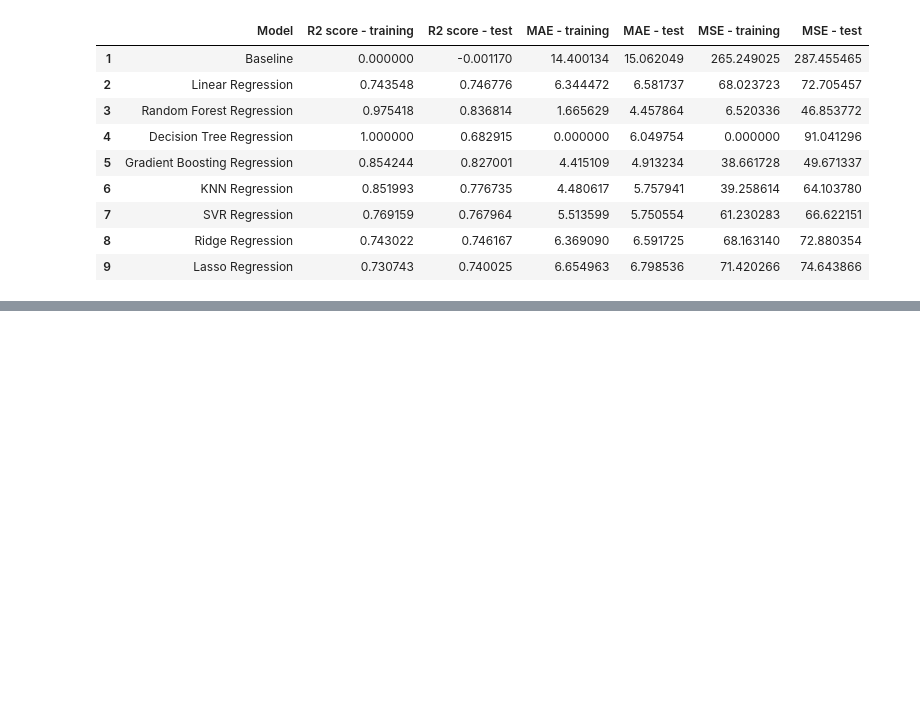
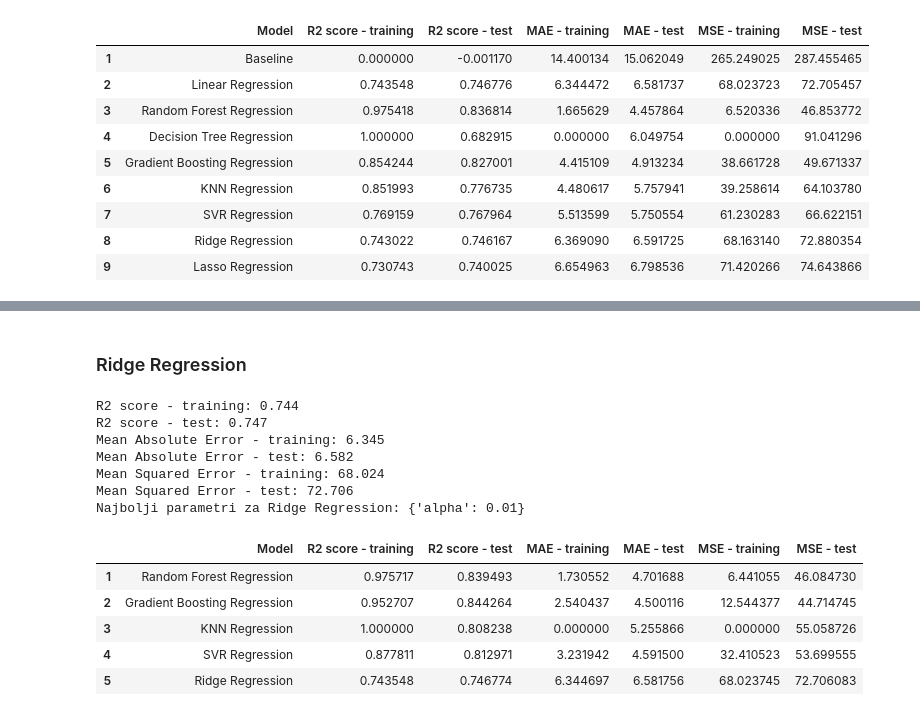
Before and after one commit to gavrilovicluka/machine-learning-projects, a Jupyter notebook: Projekat 1/Projekat1.ipynb, the cells around one changed output, grey strips where cells are left out. Drawn from its saved outputs; the diff is of its cells as text; code cells hidden in the pictures; blank space fills up the shorter version.

```diff
--- a/Projekat 1/Projekat1.ipynb
+++ b/Projekat 1/Projekat1.ipynb
@@ -1019,0 +1096,16 @@ results_scal
+# %%
+param_grid_knn = {
+    'n_neighbors': [3, 5, 7, 9, 11],
+    'weights': ['uniform', 'distance'],
+    'p': [1, 2] # 1 - Manhattan distance, 2 - Euclidean
+}
+grid_knn = GridSearchCV(KNeighborsRegressor(), param_grid_knn, cv=5, scoring='r2', n_jobs=-1)
+grid_knn.fit(X_train_scaled, y_train_scaled)
+
+best_knn = grid_knn.best_estimator_
+metrics_knn_opt = evaluate(y_test_scaled, best_knn.predict(X_test_scaled), y_train_scaled, best_knn.predict(X_train_scaled))
+results_opt = add_metrics(results_opt, "KNN Regression", metrics_knn_opt)
+
+print(f"Najbolji parametri za KNN Regression: {grid_knn.best_params_}")
+
+results_opt
@@ -1019,0 +1155,28 @@ results_scal
+# %% [markdown]
+### Ridge Regression
+# %%
+param_grid_ridge = {'alpha': [0.001, 0.01, 0.1, 1, 10, 100, 1000]}
+grid_ridge = GridSearchCV(Ridge(), param_grid_ridge, cv=5, scoring='r2', n_jobs=-1)
+grid_ridge.fit(X_train_scaled, y_train_scaled)
+
+best_ridge = grid_ridge.best_estimator_
+metrics_ridge_opt = evaluate(y_test_scaled, best_ridge.predict(X_test_scaled), y_train_scaled, best_ridge.predict(X_train_scaled))
+results_opt = add_metrics(results_opt, "Ridge Regression", metrics_ridge_opt)
+
+print(f"Najbolji parametri za Ridge Regression: {grid_ridge.best_params_}")
+
+results_opt
+# %% [output]
+R2 score - training: 0.744
+R2 score - test: 0.747
+Mean Absolute Error - training: 6.345
+Mean Absolute Error - test: 6.582
+Mean Squared Error - training: 68.024
+Mean Squared Error - test: 72.706
+Najbolji parametri za Ridge Regression: {'alpha': 0.01}
+|  | Model | R2 score - training | R2 score - test | MAE - training | MAE - test | MSE - training | MSE - test |
+| 1 | Random Forest Regression | 0.975717 | 0.839493 | 1.730552 | 4.701688 | 6.441055 | 46.084730 |
+| 2 | Gradient Boosting Regression | 0.952707 | 0.844264 | 2.540437 | 4.500116 | 12.544377 | 44.714745 |
+| 3 | KNN Regression | 1.000000 | 0.808238 | 0.000000 | 5.255866 | 0.000000 | 55.058726 |
+| 4 | SVR Regression | 0.877811 | 0.812971 | 3.231942 | 4.591500 | 32.410523 | 53.699555 |
+| 5 | Ridge Regression | 0.743548 | 0.746774 | 6.344697 | 6.581756 | 68.023745 | 72.706083 |
```
Also changed, not shown: parts of 15 cells of this notebook.
